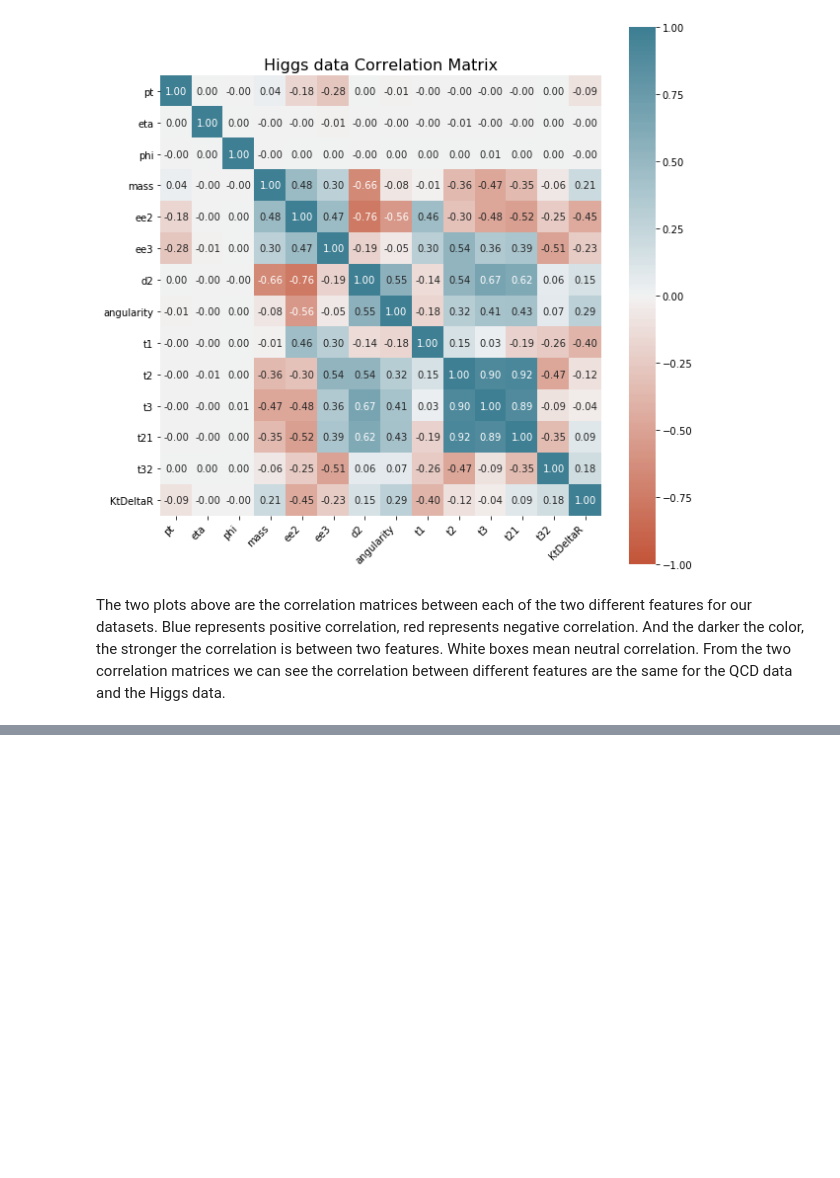
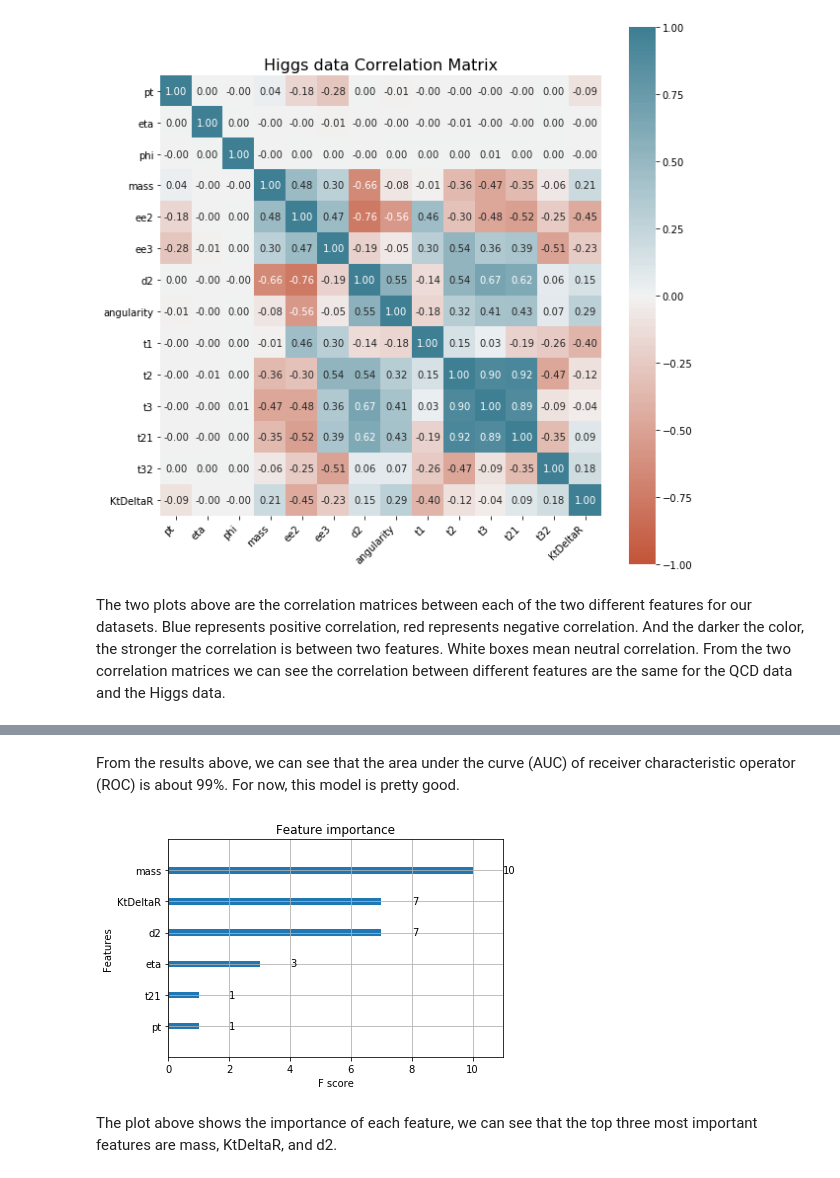
Before and after one commit to an9elaxz/PHYS-434, a Jupyter notebook: Lab5.ipynb, the cells around one changed output, grey strips where cells are left out. Saved outputs shown, nothing was run; the diff lists cells and outputs as text; code cells hidden in the pictures; blank space fills up the shorter version.

```diff
--- a/Lab5.ipynb
+++ b/Lab5.ipynb
@@ -217,0 +304,9 @@ From the two correlation matrices we can see the correlation between different f
+# %%
+### train a model with XGBoost, 75% training, 25% testing
+
+## Training
+num_round = 10
+bst = xgb.train(param, dtrain, num_round, evallist)
+
+## use the model we trained make predict on datasets
+ypred = bst.predict(dtest)
@@ -217,0 +324,8 @@ From the two correlation matrices we can see the correlation between different f
+# %% [markdown]
+From the results above, we can see that the area under the curve (AUC) of receiver characteristic operator (ROC) is about 99%. For now, this model is pretty good.
+# %%
+xgb.plot_importance(bst);
+# %% [output]
+[figure, added]
+# %% [markdown]
+The plot above shows the importance of each feature, we can see that the top three most important features are mass, KtDeltaR, and d2.
```
Also changed, not shown: parts of 14 cells of this notebook.
